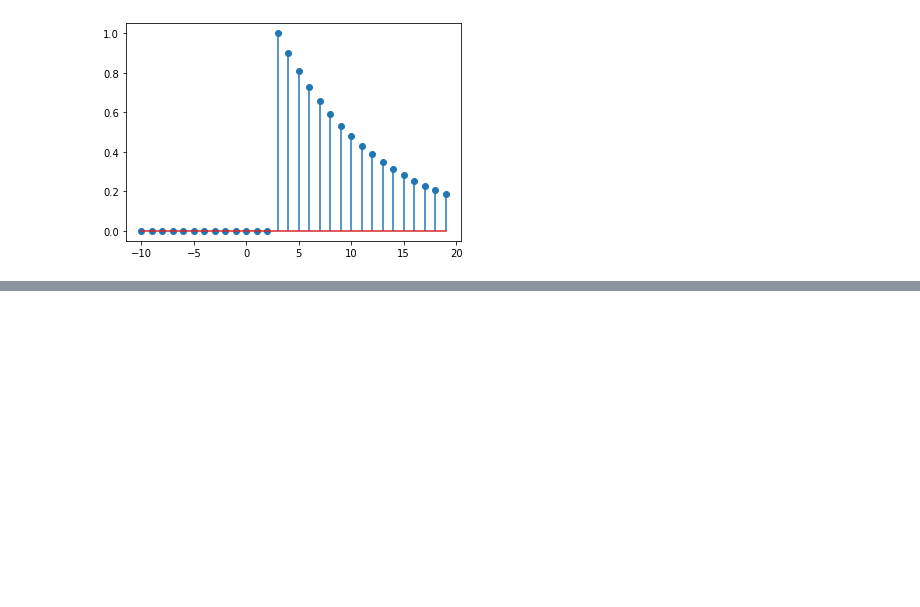
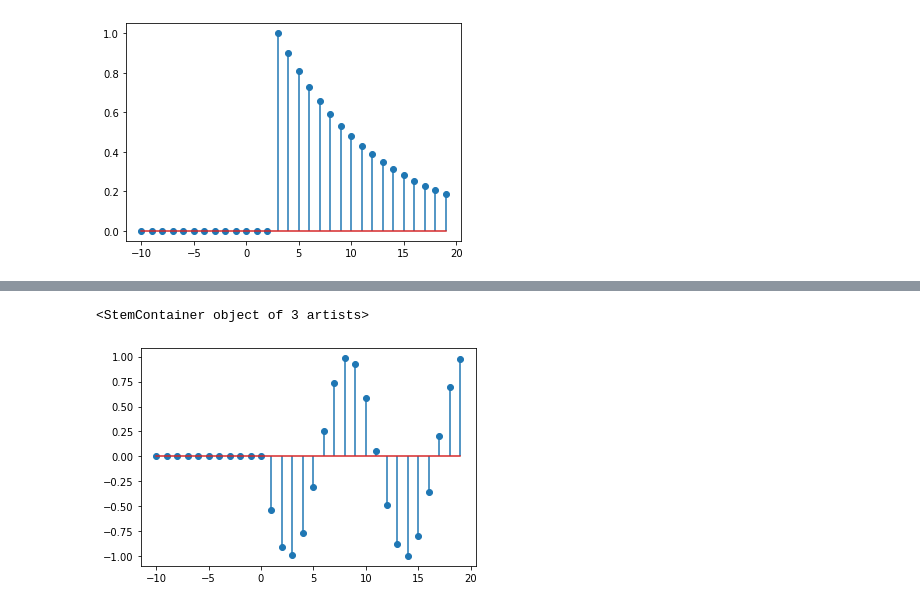
Before and after one commit to GUC-Notes/Signals-lab, a Jupyter notebook: Lab2.ipynb, the cells around one changed output, grey strips where cells are left out. Saved outputs shown, nothing was run; the diff lists cells and outputs as text; code cells hidden in the pictures; blank space fills up the shorter version.

```diff
--- a/Lab2.ipynb
+++ b/Lab2.ipynb
@@ -54,0 +65,6 @@ plt.stem(n,k)
+# %%
+i=np.imag(x)
+plt.stem(n,i)
+# %% [output]
+<StemContainer object of 3 artists>
+[figure, added]
```
Also changed, not shown: parts of 3 cells of this notebook.
